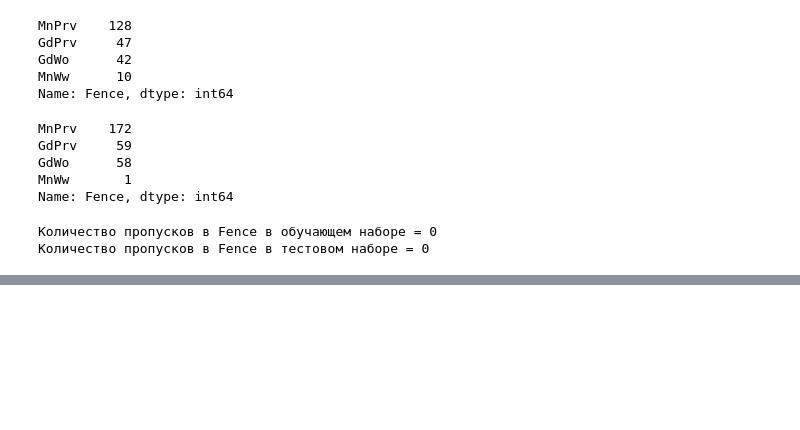
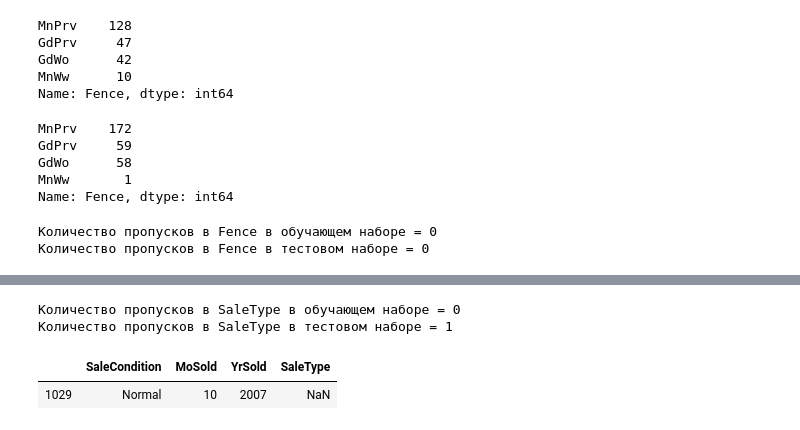
Before and after one commit to rusantsovsv/my_kaggle, a Jupyter notebook: house_prices/house_prices_cleaning.ipynb, the cells around one changed output, grey strips where cells are left out. Saved outputs shown, nothing was run; the diff lists cells and outputs as text; code cells hidden in the pictures; blank space fills up the shorter version.

```diff
--- a/house_prices/house_prices_cleaning.ipynb
+++ b/house_prices/house_prices_cleaning.ipynb
@@ -1605,6 +1644,5 @@ Name: BsmtFinSF2, dtype: float64
-# %%
-for i in train, test:
-    i.drop('BsmtFinSF2', axis=1, inplace=True)
+# %%
+test['BsmtFinSF2'] = test['BsmtFinSF2'].fillna(0)
 # %% [markdown]
 **Признак BsmtUnfSF**
 # %% [markdown]
@@ -1907,6 +1943,3 @@ show_train_test_col('LowQualFinSF')
-# %%
-for i in train, test:
-    i.drop('LowQualFinSF', axis=1, inplace=True)
 # %% [markdown]
 **Признак GrLivArea**
 # %% [markdown]
@@ -2772,0 +2883,2 @@ show_train_test_col('Fence')
+# %%
+test.loc[test['MiscFeature'] == 'Gar2', 'MiscFeature'] = 'Othr'
@@ -2772,0 +3054,10 @@ show_train_test_col('Fence')
+# %%
+show_train_test_col('SaleType')
+# %% [output]
+Количество пропусков в SaleType в обучающем наборе = 0
+Количество пропусков в SaleType в тестовом наборе = 1
+# %%
+test[['SaleCondition', 'MoSold', 'YrSold', 'SaleType']][test['SaleType'].isnull()]
+# %% [output]
+|  | SaleCondition | MoSold | YrSold | SaleType |
+| 1029 | Normal | 10 | 2007 | NaN |
```
Also changed, not shown: parts of 76 cells of this notebook, 1 other file.
